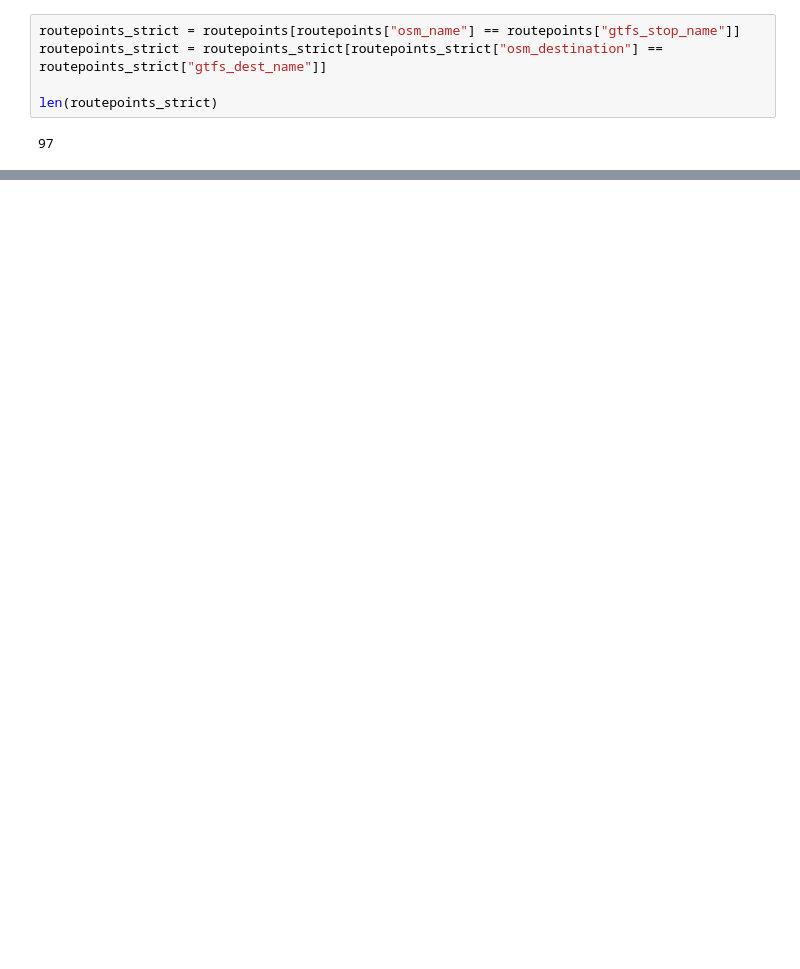
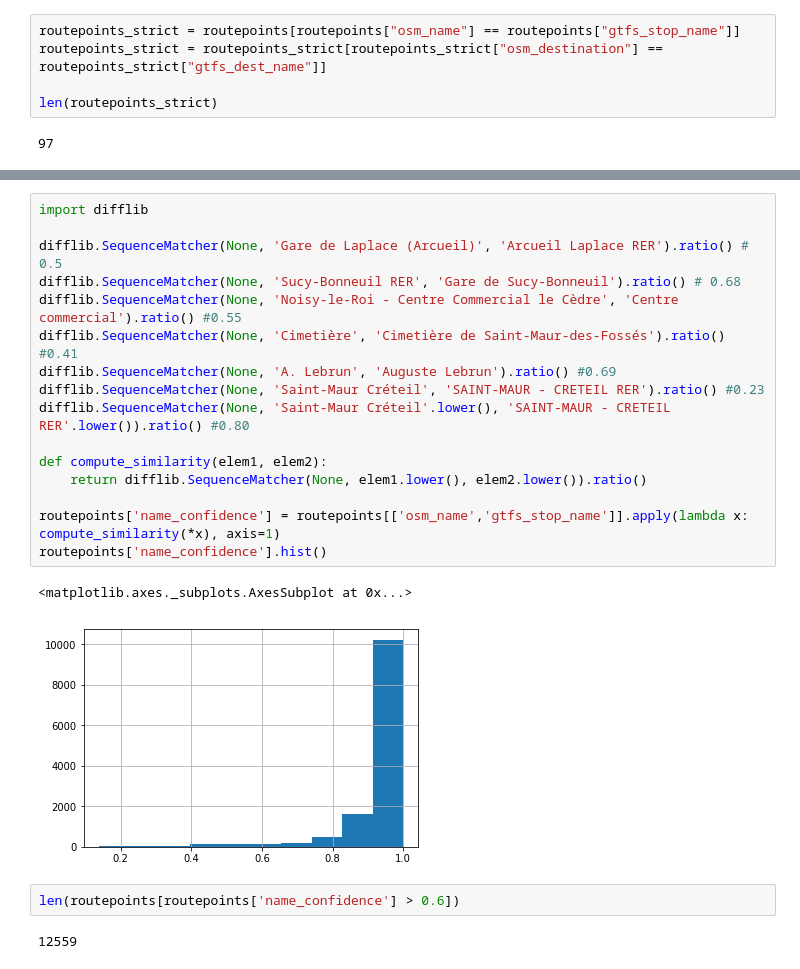
Before and after one commit to Jungle-Bus/ref-fr-STIF, a Jupyter notebook: audit_routepoints/analyse_routepoints.ipynb, the cells around one changed output, grey strips where cells are left out. Cells and saved outputs as stored; diff of their text form; blank space fills up the shorter version.

```diff
--- a/audit_routepoints/analyse_routepoints.ipynb
+++ b/audit_routepoints/analyse_routepoints.ipynb
@@ -56,0 +66,23 @@ routepoints_strict
+# %%
+import difflib
+
+difflib.SequenceMatcher(None, 'Gare de Laplace (Arcueil)', 'Arcueil Laplace RER').ratio() # 0.5
+difflib.SequenceMatcher(None, 'Sucy-Bonneuil RER', 'Gare de Sucy-Bonneuil').ratio() # 0.68
+difflib.SequenceMatcher(None, 'Noisy-le-Roi - Centre Commercial le Cèdre', 'Centre commercial').ratio() #0.55
+difflib.SequenceMatcher(None, 'Cimetière', 'Cimetière de Saint-Maur-des-Fossés').ratio() #0.41
+difflib.SequenceMatcher(None, 'A. Lebrun', 'Auguste Lebrun').ratio() #0.69
+difflib.SequenceMatcher(None, 'Saint-Maur Créteil', 'SAINT-MAUR - CRETEIL RER').ratio() #0.23
+difflib.SequenceMatcher(None, 'Saint-Maur Créteil'.lower(), 'SAINT-MAUR - CRETEIL RER'.lower()).ratio() #0.80
+
+def compute_similarity(elem1, elem2):
+    return difflib.SequenceMatcher(None, elem1.lower(), elem2.lower()).ratio()
+
+routepoints['name_confidence'] = routepoints[['osm_name','gtfs_stop_name']].apply(lambda x: compute_similarity(*x), axis=1)
+routepoints['name_confidence'].hist()
+# %% [output]
+<matplotlib.axes._subplots.AxesSubplot at 0x...>
+[figure, added]
+# %%
+len(routepoints[routepoints['name_confidence'] > 0.6])
+# %% [output]
+12559
```
Also changed, not shown: parts of 12 cells of this notebook, 2 other files.
